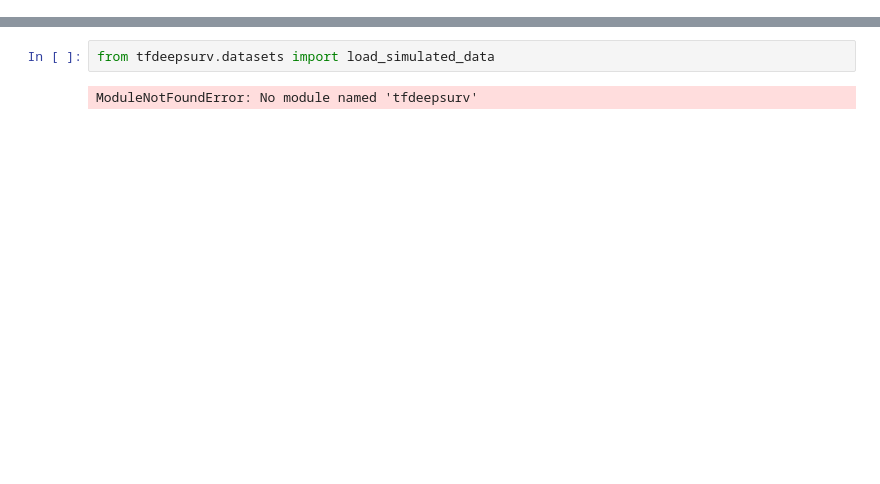
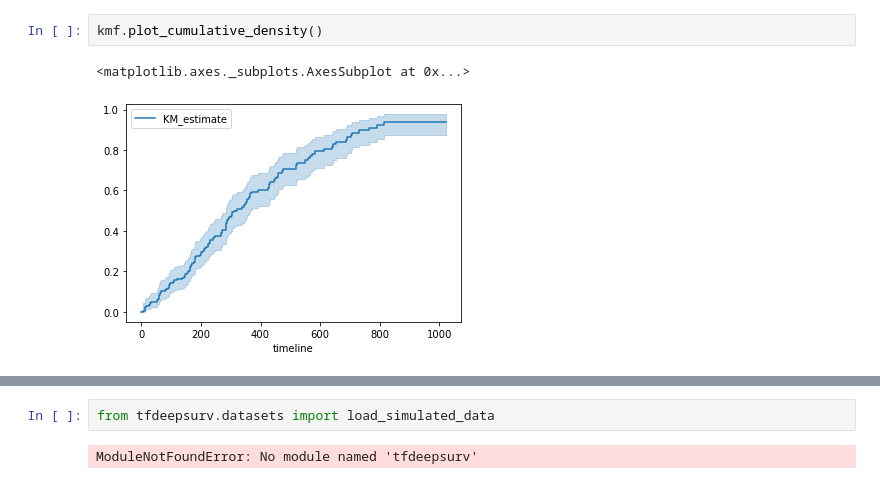
Before and after one commit to alexzzlin/mathematics, a Jupyter notebook: TFDeepSurv_Testing.ipynb, the cells around one changed output, grey strips where cells are left out. Drawn from its saved outputs; the diff is of its cells as text; blank space fills up the shorter version.

```diff
--- a/TFDeepSurv_Testing.ipynb
+++ b/TFDeepSurv_Testing.ipynb
@@ -33,0 +170,5 @@ import tfdeepsurv
+# %%
+kmf.plot_cumulative_density()
+# %% [output]
+<matplotlib.axes._subplots.AxesSubplot at 0x...>
+[figure, added]
```
Also changed, not shown: parts of 29 cells of this notebook, 5 other files.
